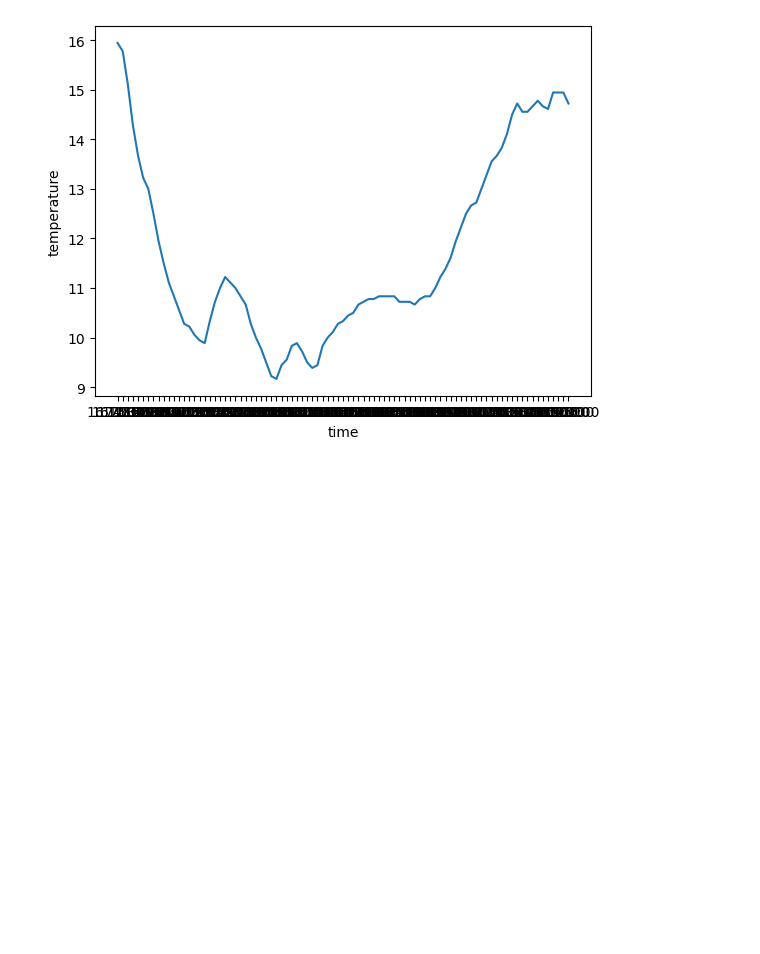
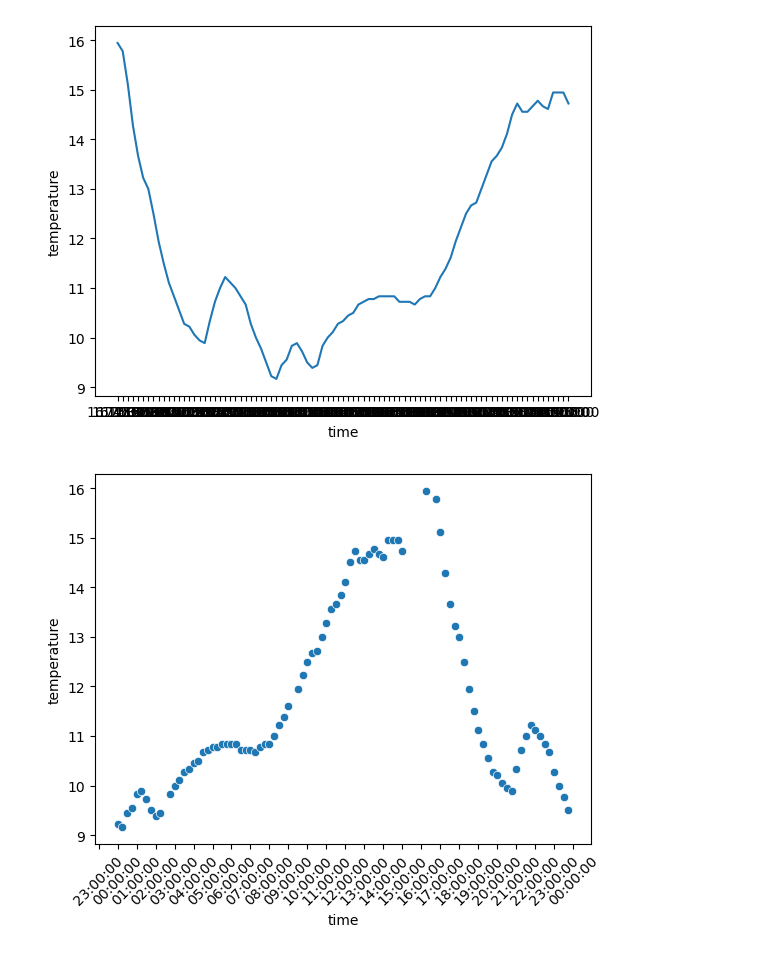
Before and after one commit to Laura6826/PFDA-assignments, a Jupyter notebook: assignment02/assignment2-weather.ipynb, the cells around one changed output. Cells and saved outputs as stored; diff of their text form; code cells hidden in the pictures; blank space fills up the shorter version.

```diff
--- a/assignment02/assignment2-weather.ipynb
+++ b/assignment02/assignment2-weather.ipynb
@@ -55,23 +100,14 @@ sns.lineplot(x='time', y='temperature', data=df1)
 <Axes: xlabel='time', ylabel='temperature'>
 [figure]
 # %%
-import matplotlib.dates as mdates
-from datetime import time
-import matplotlib.pyplot as plt
-
-data = []
-for i in range(0, 24):
-    temp_list = []
-    temp_list.append(time(i))
-    temp_list.append(i)
-    data.append(temp_list)
-
 df2= pd.read_csv('C:/Users/Laura/OneDrive/ATU_DA/24-25/programming-for-data-analytics/PFDA-assignments/assignment02/weatherreadings_updated.csv')
 df2.time = pd.to_datetime(df2.time, format='%H:%M:%S')
 df2.set_index(['time'],inplace=True)
 ax = sns.scatterplot(x=df2.index, y=df2["temperature"])
 ax.set(xlabel="time", ylabel="temperature")
 
 ax.xaxis.set_major_locator(mdates.HourLocator())
 ax.xaxis.set_major_formatter(mdates.DateFormatter("%H:%M:%S"))
 ax.tick_params(axis="x", rotation=45)
+# %% [output]
+[figure, added]
```
Also changed, not shown: parts of 8 cells of this notebook, 2 other files.
